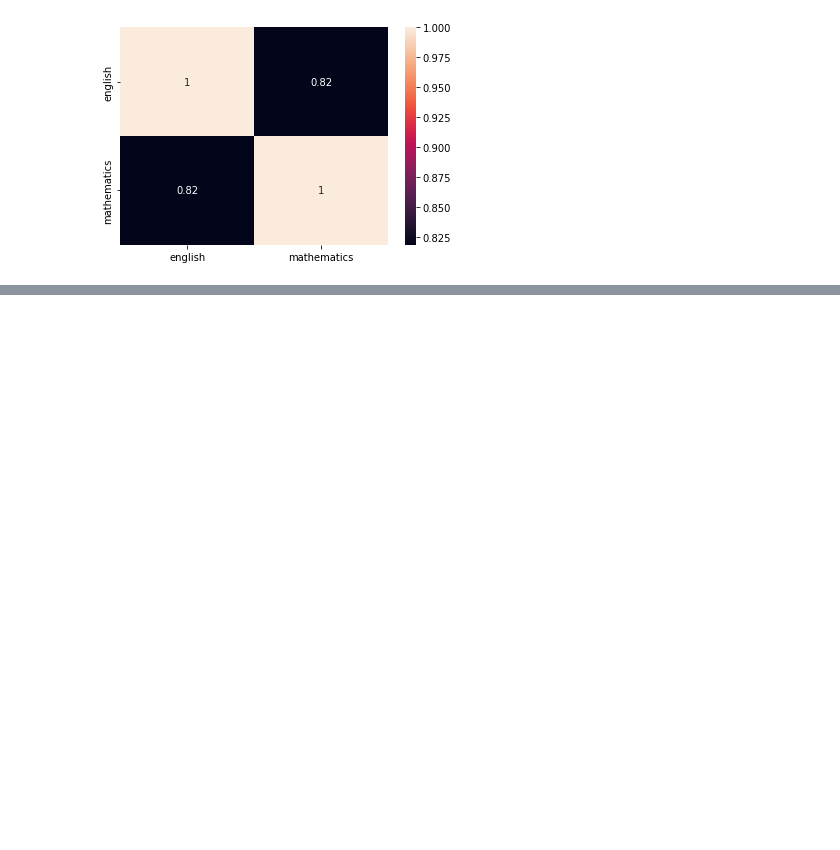
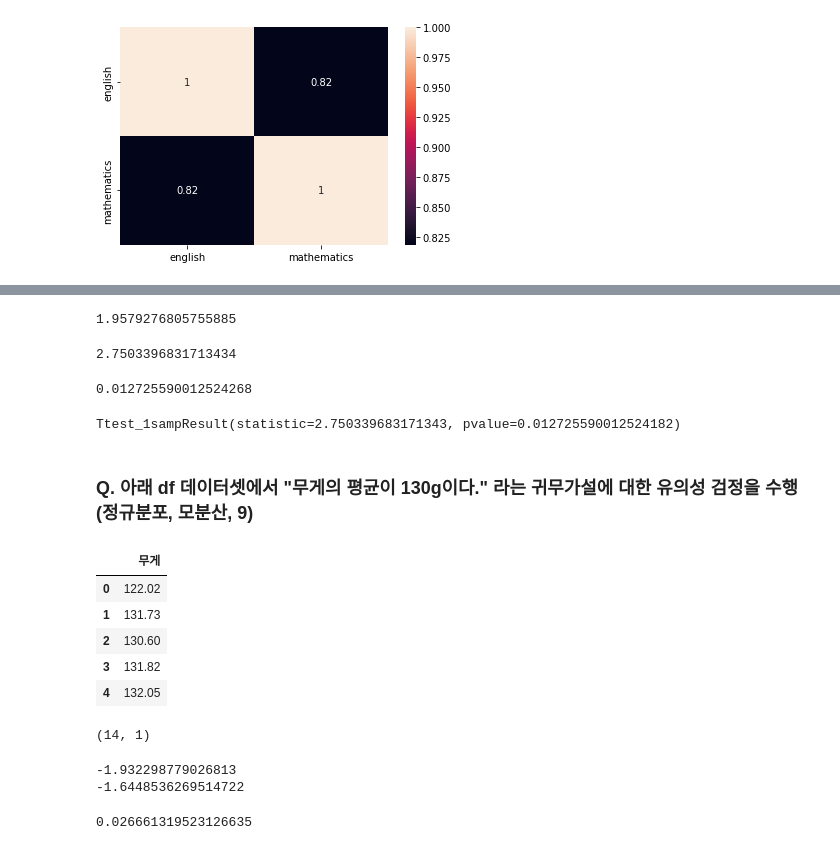
Before and after one commit to limlimlim99/-, a Jupyter notebook: 통계1.ipynb, the cells around one changed output, grey strips where cells are left out. Cells and saved outputs as stored; diff of their text form; code cells hidden in the pictures; blank space fills up the shorter version.

```diff
--- a/통계1.ipynb
+++ b/통계1.ipynb
@@ -947,0 +1011,49 @@ plt.show()
+# %%
+# 표준오차
+sigma = np.std(jfood,ddof=1)
+se = sigma/np.sqrt(len(jfood))
+se
+# %% [output]
+1.9579276805755885
+# %%
+t_value = (mu-50)/se
+t_value
+# %% [output]
+2.7503396831713434
+# %%
+# p값(유의확률)이 유의수준 0.05보다 작으면 귀무가설 기각
+from scipy import stats
+alpha = stats.t.cdf(t_value, df=df)
+(1-alpha) * 2
+
+
+# p값이 유의수준보다 작으면 귀무가설이 기각
+# = 대립가설이 유의미하다.
+# 대립가설 : 과자의 무게가 50g이 아니다(채택)
+# p값이 0.012725590012524268이므로 귀무가설 기각
+# %% [output]
+0.012725590012524268
+# %%
+# t검정 : t값, p값
+# p값(유의확률)이 유의수준 0.05보다 작으므로 귀무가설 기각
+# '과자의 무게는 50g이 아니다'라고 할 수 있다.
+stats.ttest_1samp(jfood, 50)
+# %% [output]
+Ttest_1sampResult(statistic=2.750339683171343, pvalue=0.012725590012524182)
+# %% [markdown]
+### Q. 아래 df 데이터셋에서 "무게의 평균이 130g이다." 라는 귀무가설에 대한 유의성 검정을 수행(정규분포, 모분산, 9)
+# %%
+import pandas as pd
+df = pd.read_csv('/content/drive/MyDrive/통계/자료/ch11_potato.csv')
+df.head()
+# %% [output]
+|  | 무게 |
+| 0 | 122.02 |
+| 1 | 131.73 |
+| 2 | 130.60 |
+| 3 | 131.82 |
+| 4 | 132.05 |
+# %%
+df.shape
+# %% [output]
+(14, 1)
@@ -947,0 +1064,20 @@ plt.show()
+# %%
+import numpy as np
+sample = df.무게
+s_mean = np.mean(sample)
+
+# z검정 통계량
+z = (s_mean - 130) / np.sqrt(9/14)
+print(z)
+
+# 임곗값
+rv = stats.norm()
+rv.isf(0.95)       # 생존함수의 역함수, 생존함수 = 1-누적분포함수
+print(rv.isf(0.95))
+
+# p값
+rv.cdf(z)
+# %% [output]
+-1.932298779026813
+-1.6448536269514722
+0.026661319523126635
```
Also changed, not shown: parts of 27 cells of this notebook.
